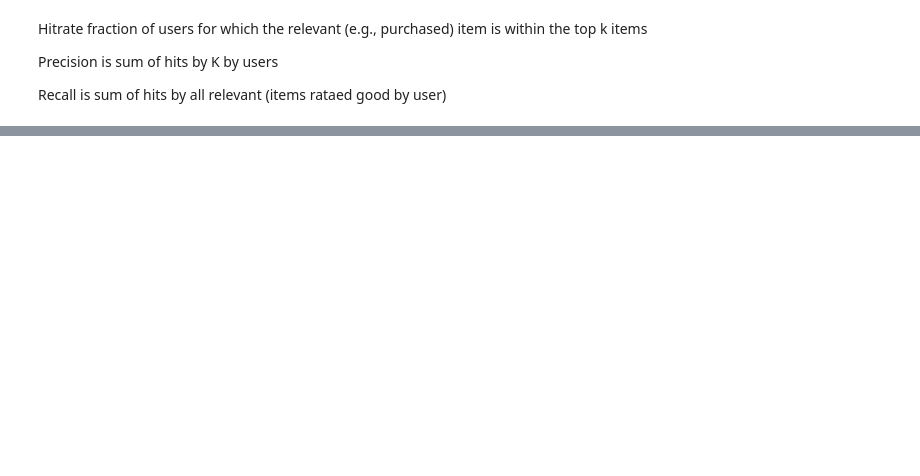
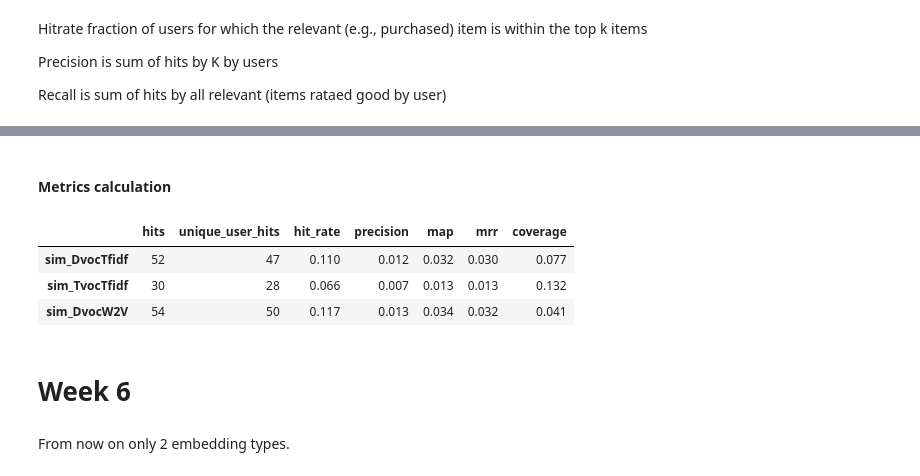
Before and after one commit to miriusz6/WRS_project, a Jupyter notebook: Project.ipynb, the cells around one changed output, grey strips where cells are left out. Saved outputs shown, nothing was run; the diff lists cells and outputs as text; code cells hidden in the pictures; blank space fills up the shorter version.

```diff
--- a/Project.ipynb
+++ b/Project.ipynb
@@ -231,7 +253,7 @@ from surprise import accuracy
 # A reader is still needed but only the rating_scale param is required.
 reader = Reader(rating_scale=(1, 5))
 # The columns must correspond to user id, item id and ratings (in that order).
-data_train_pd = Dataset.load_from_df(df[["user_id", "item_id", "rating"]], reader)
+data_train_pd = Dataset.load_from_df(df.reset_index()[["user_id", "item_id", "rating"]], reader)
 
 # change dataformat for test
 data_test = []
@@ -709,0 +1167,6 @@ maybe should compute only for test items ? cuz maybe they ALWAYS rate
+# %%
+for col in item_item_sims.columns:
+    print(col)
+    c = item_item_sims[col].copy()
+    c[c > 0] = 1
+    print(c.sum()/c.shape[0])
@@ -709,0 +1190,2 @@ maybe should compute only for test items ? cuz maybe they ALWAYS rate
+# %%
+df_item_embedds.drop(columns=['TvocW2V', 'DTvocTfidf', 'DTvocW2V'], inplace=True)
@@ -709,0 +1344,46 @@ maybe should compute only for test items ? cuz maybe they ALWAYS rate
+# %%
+# User-wise unknown user-ratings average similarity apply
+P = (avg_sim_userwise - df_user_item_sim_unknown)
+P = P - P.groupby('user_id').min()
+df_user_item_sim_unknown_avrged = P
+
+# User-wise known user-ratings average similarity apply
+P = (avg_sim_userwise - df_user_item_sim_known)
+P = P - P.groupby('user_id').min()
+df_user_item_sim_known_avrged = P
+
+# User-wise known+unknown user-ratings average similarity apply
+P = (avg_sim_userwise - df_user_item_sim)
+P = P - P.groupby('user_id').min()
+df_user_item_sim_avrged = P
+# %% [markdown]
+#### Metrics calculation
+# %%
+def calc_user_item_metrics(user_item_sim:pd.DataFrame,test_bin, all_users_tst):
+    embedding_types = user_item_sim.columns
+    user_item_sim = user_item_sim.copy()
+    user_item_sim.reset_index(inplace=True)
+    user_item_sim.set_index('user_id', inplace=True)
+    user_item_sim = user_item_sim.loc[all_users_tst]
+    results = []
+    for col in embedding_types:
+        seris = user_item_sim.sort_values(by=['user_id',col], ascending=[True, False])['item_id']
+        top10s = []
+        for u in all_users_tst:
+            top10s.append(seris.loc[u].head(10))
+        top10s = pd.concat(top10s)
+        result = calc_metrics(pd.DataFrame(top10s), test_bin, all_users_tst)
+        results.append(result)
+    return pd.DataFrame(results, index=embedding_types)
+
+rets = calc_user_item_metrics(df_user_item_sim_unknown_avrged, df_t_bin, all_users_tst)
+rets
+# %% [output]
+|  | hits | unique_user_hits | hit_rate | precision | map | mrr | coverage |
+| sim_DvocTfidf | 52 | 47 | 0.110 | 0.012 | 0.032 | 0.030 | 0.077 |
+| sim_TvocTfidf | 30 | 28 | 0.066 | 0.007 | 0.013 | 0.013 | 0.132 |
+| sim_DvocW2V | 54 | 50 | 0.117 | 0.013 | 0.034 | 0.032 | 0.041 |
+# %% [markdown]
+# Week 6
+# %% [markdown]
+From now on only 2 embedding types.
```
Also changed, not shown: parts of 88 cells of this notebook, 4 other files.
